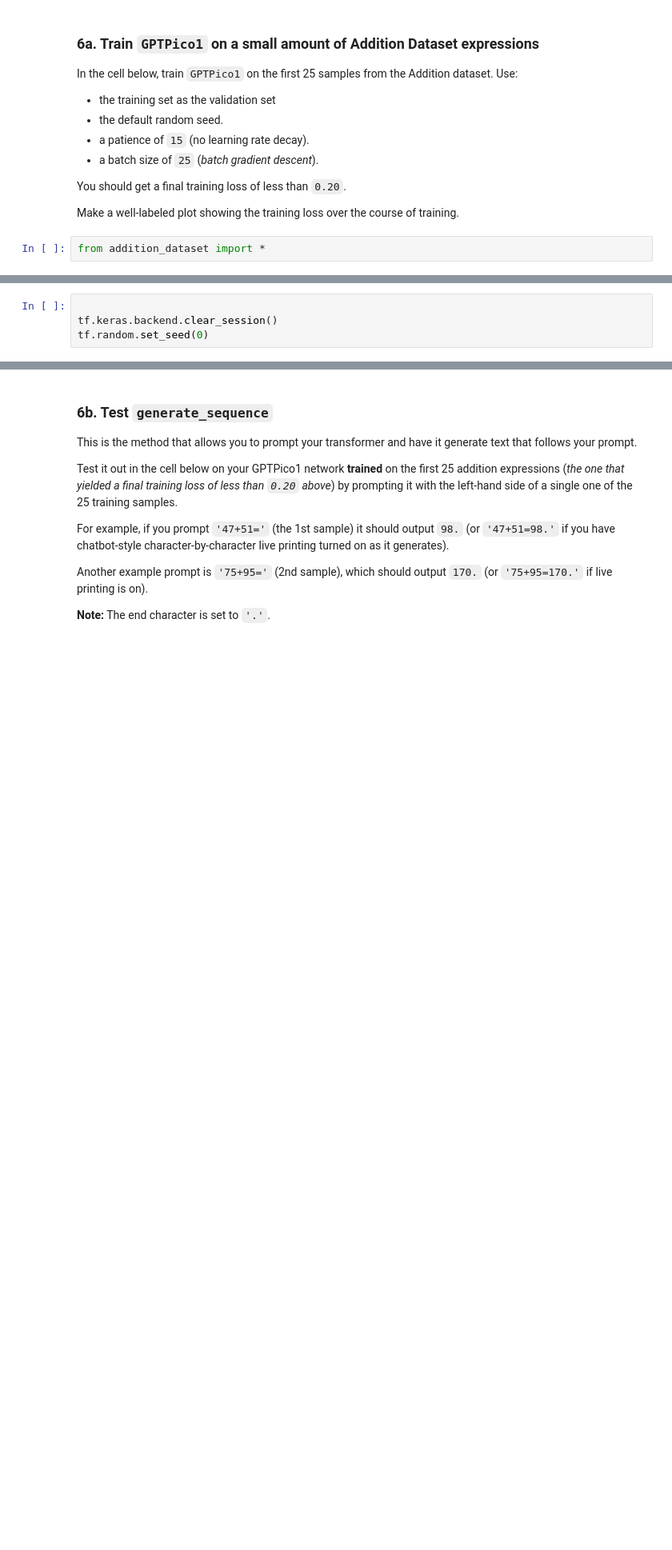
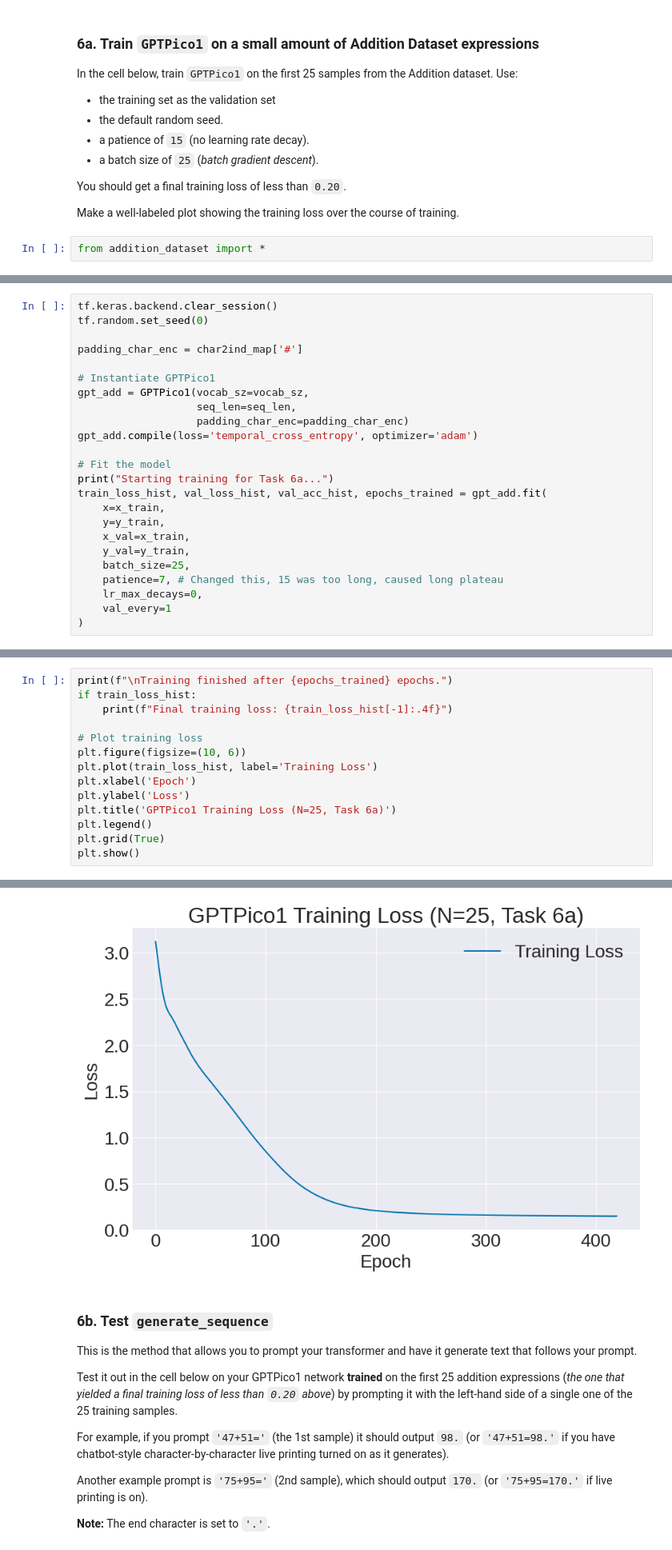
Before and after one commit to nssent25/CS444, a Jupyter notebook: Project4/transformer_addition.ipynb, the cells around one changed output, grey strips where cells are left out. Shown at 80% size. Saved outputs shown, nothing was run; the diff lists cells and outputs as text; blank space fills up the shorter version.

```diff
--- a/Project4/transformer_addition.ipynb
+++ b/Project4/transformer_addition.ipynb
@@ -133,4 +199,24 @@ print(y_train[:5].numpy())
 # %%
-
 tf.keras.backend.clear_session()
 tf.random.set_seed(0)
+
+padding_char_enc = char2ind_map['#']
+
+# Instantiate GPTPico1
+gpt_add = GPTPico1(vocab_sz=vocab_sz,
+                   seq_len=seq_len,
+                   padding_char_enc=padding_char_enc)
+gpt_add.compile(loss='temporal_cross_entropy', optimizer='adam')
+
+# Fit the model
+print("Starting training for Task 6a...")
+train_loss_hist, val_loss_hist, val_acc_hist, epochs_trained = gpt_add.fit(
+    x=x_train,
+    y=y_train,
+    x_val=x_train,
+    y_val=y_train,
+    batch_size=25,
+    patience=7, # Changed this, 15 was too long, caused long plateau
+    lr_max_decays=0,
+    val_every=1
+)
@@ -136,0 +241,15 @@ tf.random.set_seed(0)
+# %%
+print(f"\nTraining finished after {epochs_trained} epochs.")
+if train_loss_hist:
+    print(f"Final training loss: {train_loss_hist[-1]:.4f}")
+
+# Plot training loss
+plt.figure(figsize=(10, 6))
+plt.plot(train_loss_hist, label='Training Loss')
+plt.xlabel('Epoch')
+plt.ylabel('Loss')
+plt.title('GPTPico1 Training Loss (N=25, Task 6a)')
+plt.legend()
+plt.grid(True)
+plt.show()
+# %% [output]
@@ -137,3 +258,4 @@ tf.random.set_seed(0)
+[figure, added]
 # %% [markdown]
 ### 6b. Test `generate_sequence`
 
```
Also changed, not shown: parts of 18 cells of this notebook, 4 other files.
